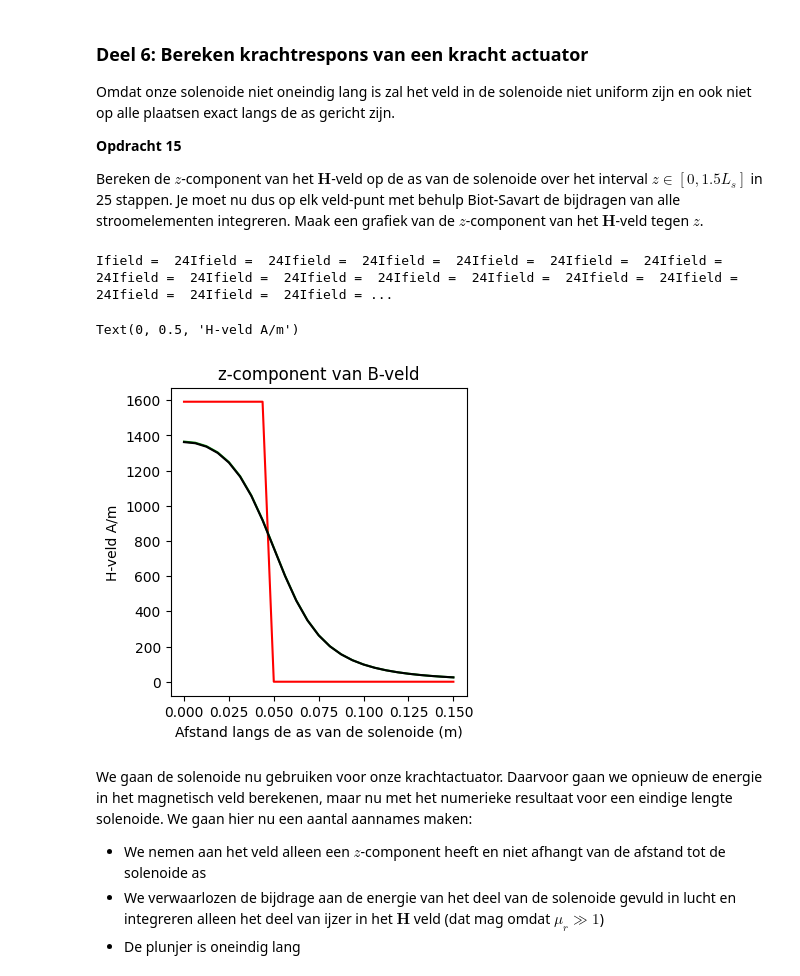
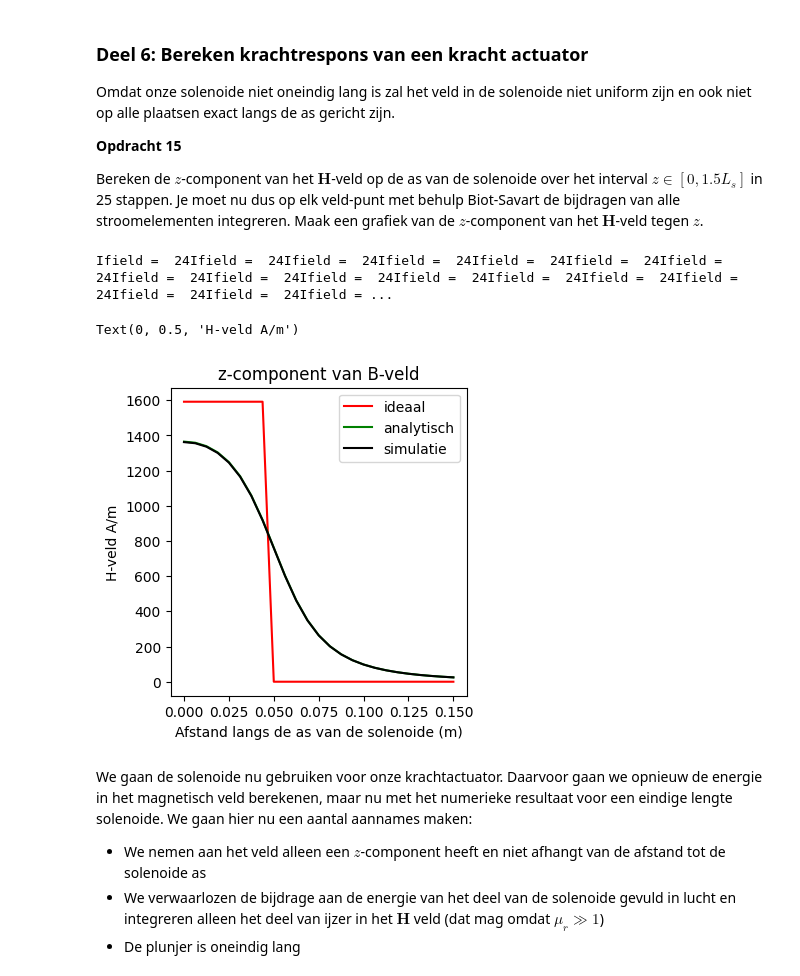
Before and after one commit to owenvanderwal/opdrachten-DEF-D, a Jupyter notebook: DigitaleOntwerpopdrachten/1CondensatorOpdracht/KrachtactuatorOpdracht.ipynb, the cells around one changed output. Saved outputs shown, nothing was run; the diff lists cells and outputs as text; code cells hidden in the pictures.

```diff
--- a/DigitaleOntwerpopdrachten/1CondensatorOpdracht/KrachtactuatorOpdracht.ipynb
+++ b/DigitaleOntwerpopdrachten/1CondensatorOpdracht/KrachtactuatorOpdracht.ipynb
@@ -597,34 +597,35 @@ for i_field in range(n_ax):
 
         # klein draadsegment dl
         dl = np.array([
             x[i_source+1] - x[i_source],
             y[i_source+1] - y[i_source],
             z[i_source+1] - z[i_source]
         ])
         # Bepaal dl en r_source en gebruik
         Hsimulated += field_current_element(r_field, r_source, dl, I)
         print(f"Ifield =  {i_field}", end="")
 
     # selecting the z-component
     H_ax[i_field,0]=Hsimulated[2]
 analytical_answer = (aantal_omwentelingen*I)/L_sol
 H_veld_ideaal=analytical_answer*np.ones(n_ax)*(1.0*(z_ax < L_sol/2))
 
 # dit is nog een aardige analytische uitdrukking die je kan uitrekenen voor de z-component op de as van een solenoide met eindige lengte
 H_veld_analytisch=(aantal_omwentelingen*I/L_sol/2)*((L_sol/2-z_ax)/np.sqrt((z_ax- L_sol/2)**2 + r_sol**2)+(L_sol/2+z_ax)/np.sqrt((z_ax+ L_sol/2)**2 + r_sol**2))
 
 plt.figure(figsize=[13,4])
 plt.subplot(131)
 plt.title('z-component van B-veld')
 plt.plot(z_ax, H_veld_ideaal, '-r', label='ideaal')
 plt.plot(z_ax, H_veld_analytisch, '-g', label='analytisch')
 plt.plot(z_ax, H_ax, '-k', label='simulatie')
+plt.legend()
 plt.xlabel('Afstand langs de as van de solenoide (m)')
 plt.ylabel('H-veld A/m')
 # %% [output]
 Ifield =  24Ifield =  24Ifield =  24Ifield =  24Ifield =  24Ifield =  24Ifield =  24Ifield =  24Ifield =  24Ifield =  24Ifield =  24Ifield =  24Ifield =  24Ifield =  24Ifield =  24Ifield =  24Ifield = ...
 Text(0, 0.5, 'H-veld A/m')
-[figure, old version]
+[figure, new version]
 # %% [markdown]
 We gaan de solenoide nu gebruiken voor onze krachtactuator. Daarvoor gaan we opnieuw de energie in het magnetisch veld berekenen, maar nu met het numerieke resultaat voor een eindige lengte solenoide. We gaan hier nu een aantal aannames maken:
 * We nemen aan het veld alleen een $z$-component heeft en niet afhangt van de afstand tot de solenoide as
```
Also changed, not shown: parts of 3 cells of this notebook.
